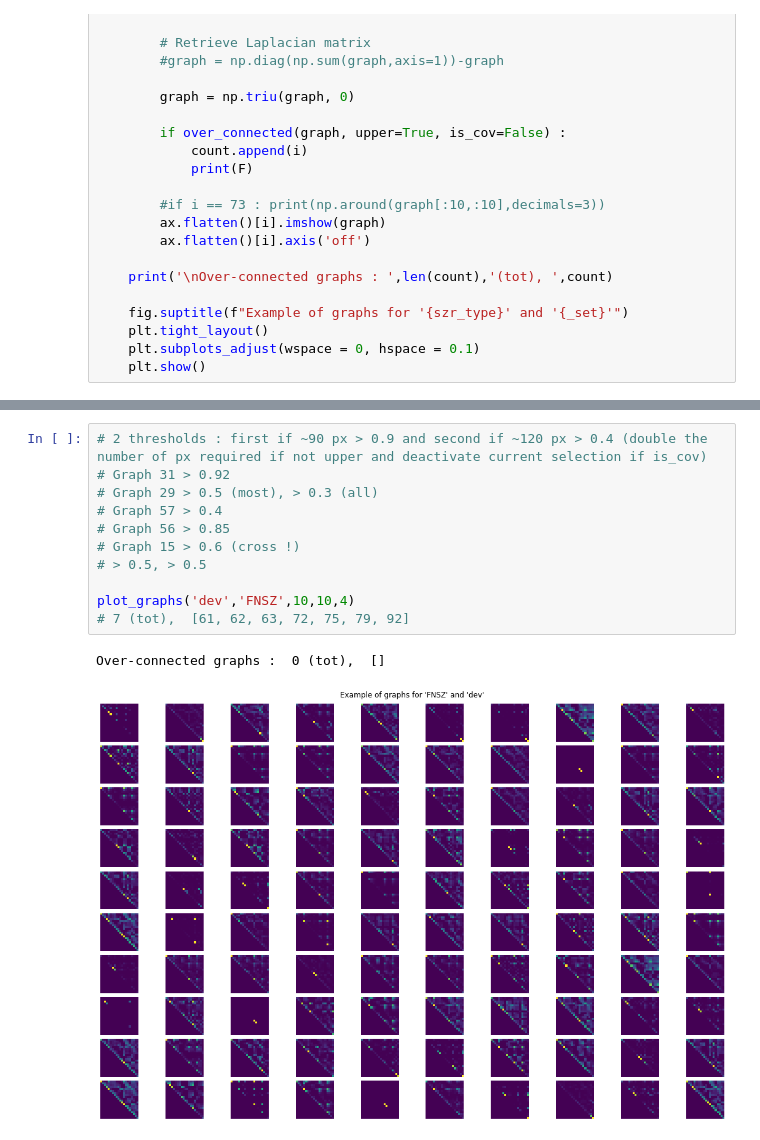
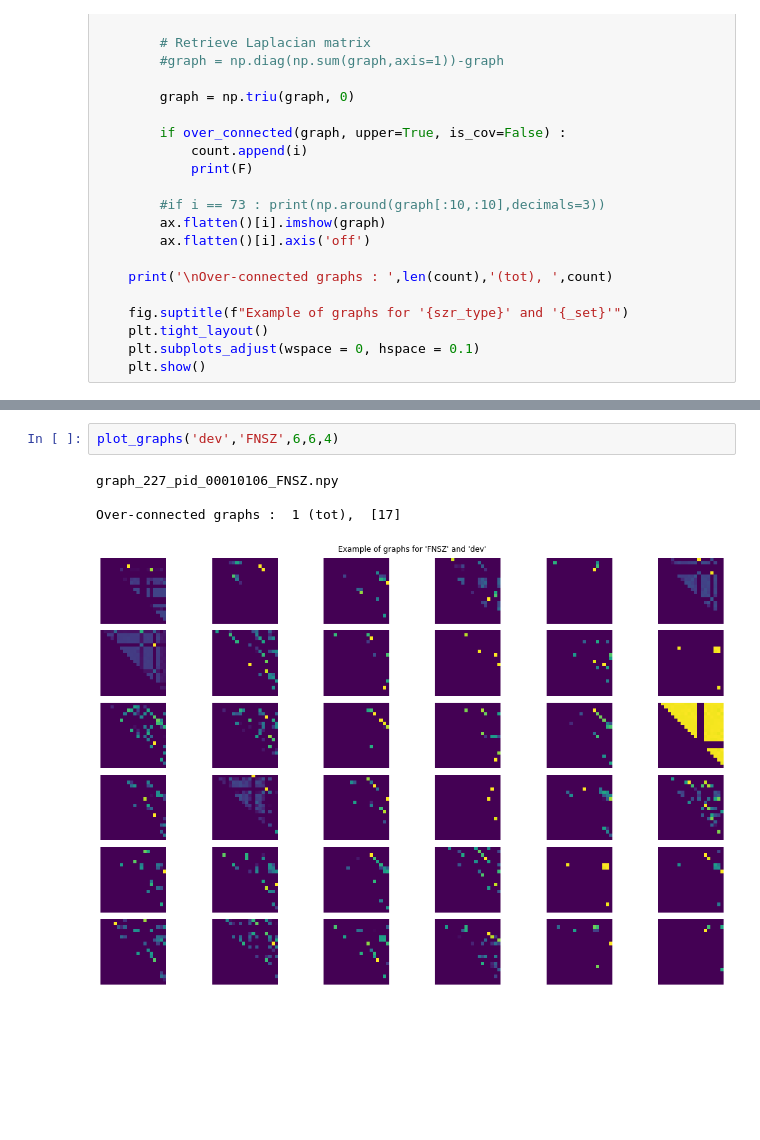
Before and after one commit to Rmarieta/LTS4, a Jupyter notebook: classifier/plot_graphs.ipynb, the cells around one changed output, grey strips where cells are left out. Cells and saved outputs as stored; diff of their text form; blank space fills up the shorter version.

```diff
--- a/classifier/plot_graphs.ipynb
+++ b/classifier/plot_graphs.ipynb
@@ -85,15 +68,8 @@ def test(_set, szr_type, rows, cols, _seed) :
-# %%
-# 2 thresholds : first if ~90 px > 0.9 and second if ~120 px > 0.4 (double the number of px required if not upper and deactivate current selection if is_cov)
-# Graph 31 > 0.92
-# Graph 29 > 0.5 (most), > 0.3 (all)
-# Graph 57 > 0.4
-# Graph 56 > 0.85
-# Graph 15 > 0.6 (cross !)
-# > 0.5, > 0.5
-
-plot_graphs('dev','FNSZ',10,10,4)
-# 7 (tot),  [61, 62, 63, 72, 75, 79, 92]
-# %% [output]
-Over-connected graphs :  0 (tot),  []
-[figure, removed]
+# %%
+plot_graphs('dev','FNSZ',6,6,4)
+# %% [output]
+graph_227_pid_00010106_FNSZ.npy
+
+Over-connected graphs :  1 (tot),  [17]
+[figure, added]
 # %%
```
Also changed, not shown: parts of 2 cells of this notebook, 4 other files.
